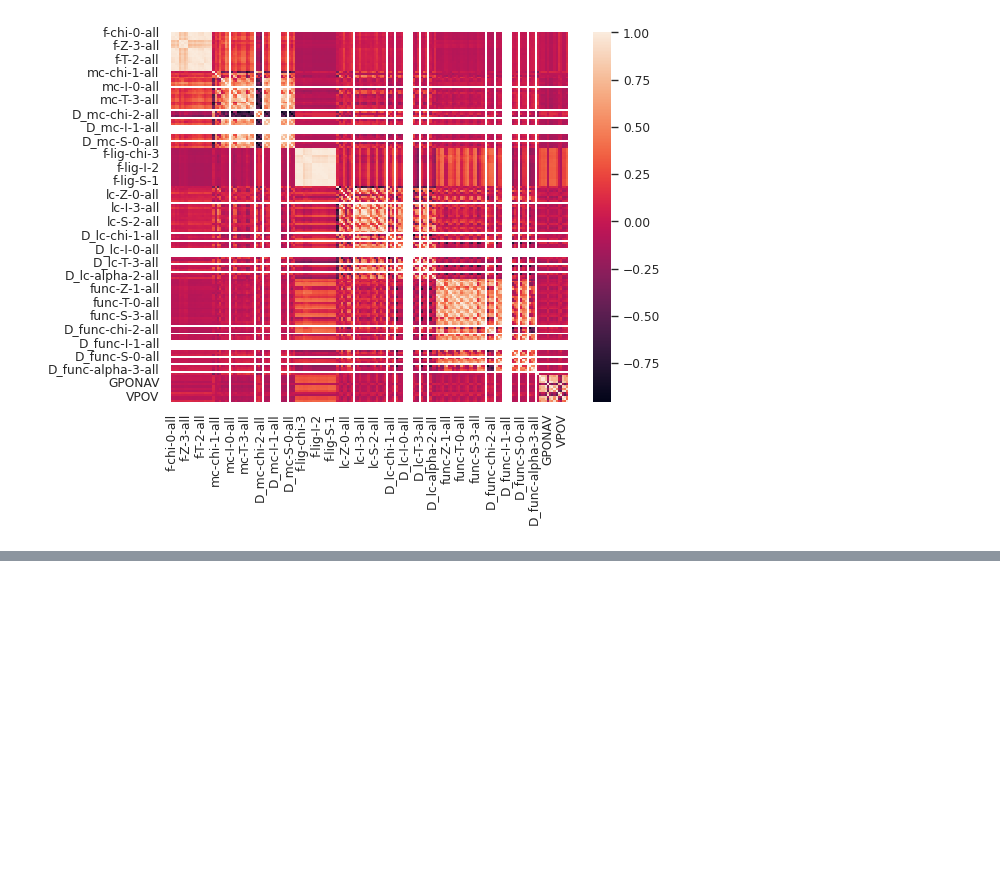
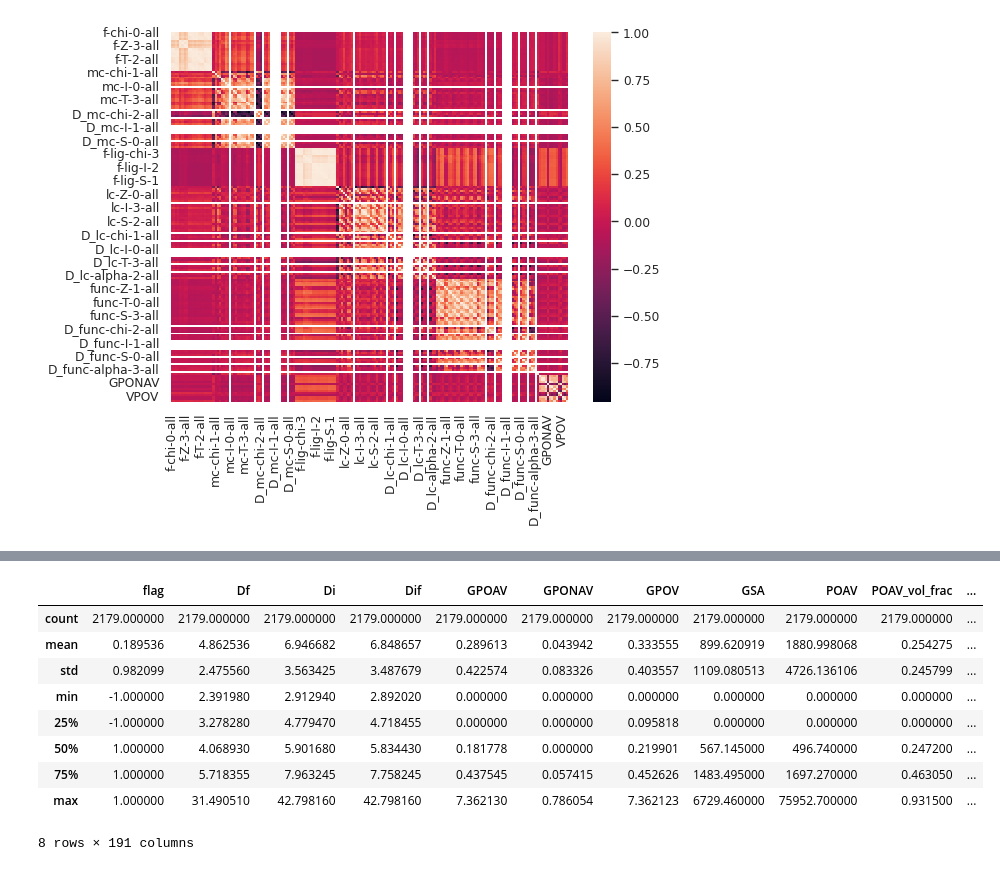
Before and after one commit to XYLiu9357/optimof, a Jupyter notebook: src/model_training/data_explore.ipynb, the cells around one changed output, grey strips where cells are left out. Saved outputs shown, nothing was run; the diff lists cells and outputs as text; code cells hidden in the pictures; blank space fills up the shorter version.

Commit message:
added solvent removal stability model

```diff
--- a/src/model_training/data_explore.ipynb
+++ b/src/model_training/data_explore.ipynb
@@ -17,7 +17,7 @@ sns.set_theme("paper", "whitegrid")
 project_path = "../.."
 data_dir = os.path.join(project_path, "data");
 thermal_data_path = os.path.join(data_dir, "thermal", "thermal_all_data.csv")
-solvent_data_path = os.path.join(data_dir, "solvent_all_data.csv")
+solvent_data_path = os.path.join(data_dir, "solvent", "solvent_all_data.csv")
 
 thermal_all_df = pd.read_csv(thermal_data_path)
 solvent_all_df = pd.read_csv(solvent_data_path)
@@ -105,0 +118,15 @@ thermal_raw_df.to_pickle(os.path.join(data_dir, "thermal_raw.pickle"))
+# %%
+removed_cols = ["Unnamed: 0", "doi", "filename", "0", "CoRE_name", "refcode", "name"]
+solvent_clean_df = solvent_all_df.loc[:, ~solvent_all_df.columns.isin(removed_cols)]
+solvent_clean_df.describe()
+# %% [output]
+|  | flag | Df | Di | Dif | GPOAV | GPONAV | GPOV | GSA | POAV | POAV_vol_frac | ... |
+| count | 2179.000000 | 2179.000000 | 2179.000000 | 2179.000000 | 2179.000000 | 2179.000000 | 2179.000000 | 2179.000000 | 2179.000000 | 2179.000000 | ... |
+| mean | 0.189536 | 4.862536 | 6.946682 | 6.848657 | 0.289613 | 0.043942 | 0.333555 | 899.620919 | 1880.998068 | 0.254275 | ... |
+| std | 0.982099 | 2.475560 | 3.563425 | 3.487679 | 0.422574 | 0.083326 | 0.403557 | 1109.080513 | 4726.136106 | 0.245799 | ... |
+| min | -1.000000 | 2.391980 | 2.912940 | 2.892020 | 0.000000 | 0.000000 | 0.000000 | 0.000000 | 0.000000 | 0.000000 | ... |
+| 25% | -1.000000 | 3.278280 | 4.779470 | 4.718455 | 0.000000 | 0.000000 | 0.095818 | 0.000000 | 0.000000 | 0.000000 | ... |
+| 50% | 1.000000 | 4.068930 | 5.901680 | 5.834430 | 0.181778 | 0.000000 | 0.219901 | 567.145000 | 496.740000 | 0.247200 | ... |
+| 75% | 1.000000 | 5.718355 | 7.963245 | 7.758245 | 0.437545 | 0.057415 | 0.452626 | 1483.495000 | 1697.270000 | 0.463050 | ... |
+| max | 1.000000 | 31.490510 | 42.798160 | 42.798160 | 7.362130 | 0.786054 | 7.362123 | 6729.460000 | 75952.700000 | 0.931500 | ... |
+8 rows × 191 columns
```
Also changed, not shown: parts of 3 cells of this notebook, 11 other files.
